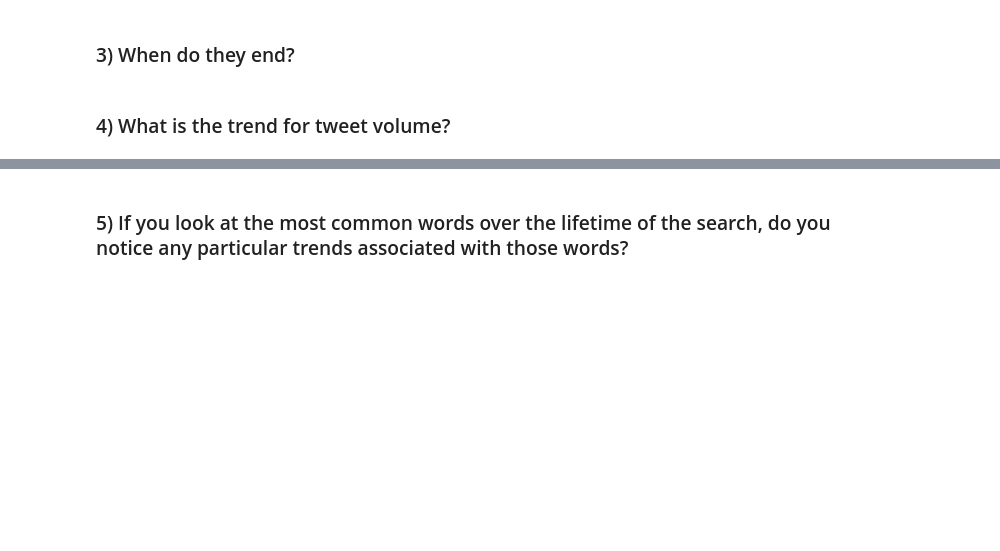
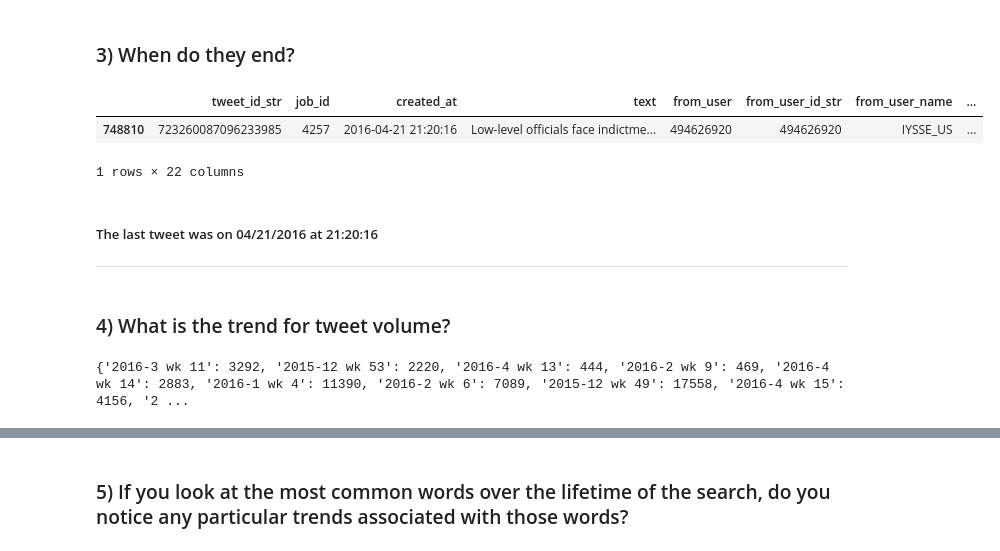
Before and after one commit to tscully49/Twitter_Data, a Jupyter notebook: Final.ipynb, the cells around one changed output, grey strips where cells are left out. Saved outputs shown, nothing was run; the diff lists cells and outputs as text; code cells hidden in the pictures; blank space fills up the shorter version.

Commit message:
Almost done with common words over time

```diff
--- a/Final.ipynb
+++ b/Final.ipynb
@@ -68,4 +89,39 @@ print(str(len(df2.index)))
 # %% [markdown]
 ### 3) When do they end?
+# %%
+dfTest.tail(1)
+# %% [output]
+|  | tweet_id_str | job_id | created_at | text | from_user | from_user_id_str | from_user_name | ... |
+| 748810 | 723260087096233985 | 4257 | 2016-04-21 21:20:16 | Low-level officials face indictme... | 494626920 | 494626920 | IYSSE_US | ... |
+1 rows × 22 columns
+# %% [markdown]
+##### The last tweet was on 04/21/2016 at 21:20:16
+
+___
 # %% [markdown]
 ### 4) What is the trend for tweet volume?
+# %%
+tweets = {}
+
+# Loop through tweets, get a time stamp, and have that timestamp sort the tweets and give us volumes
+for index, tweet in df.iterrows():
+    timeOfTweet = pd.Timestamp(tweet.created_at)
+    year = timeOfTweet.year
+    month = timeOfTweet.month
+    week = timeOfTweet.week
+
+    # This took forever for me to figure out... just have to catch the exception
+    try:
+        tweets[str(year) + '-' + str(month) + ' wk ' + str(week)].append(tweet)
+    except KeyError:
+        tweets[str(year) + '-' + str(month) + ' wk ' + str(week)] = []
+        tweets[str(year) + '-' + str(month) + ' wk ' + str(week)].append(tweet)
+
+# use the volume object to calculate the number of tweets for each week
+volume = {}
+
+for k, t in tweets.items():
+    volume[k] = len(t)
+print(volume)
+# %% [output]
+{'2016-3 wk 11': 3292, '2015-12 wk 53': 2220, '2016-4 wk 13': 444, '2016-2 wk 9': 469, '2016-4 wk 14': 2883, '2016-1 wk 4': 11390, '2016-2 wk 6': 7089, '2015-12 wk 49': 17558, '2016-4 wk 15': 4156, '2 ...
```
Also changed, not shown: parts of 10 cells of this notebook.
